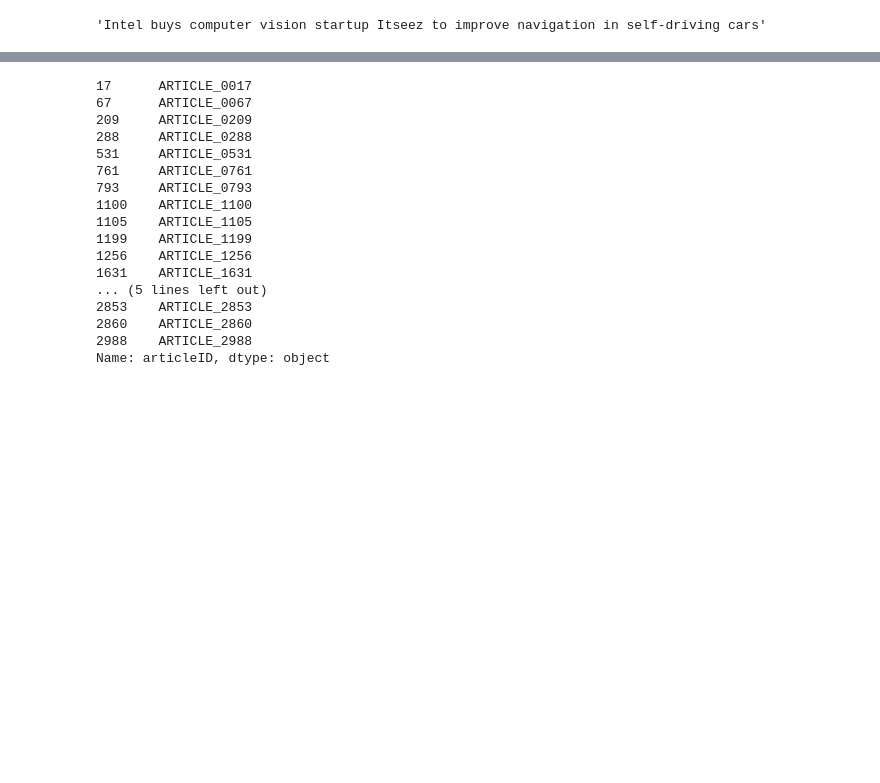
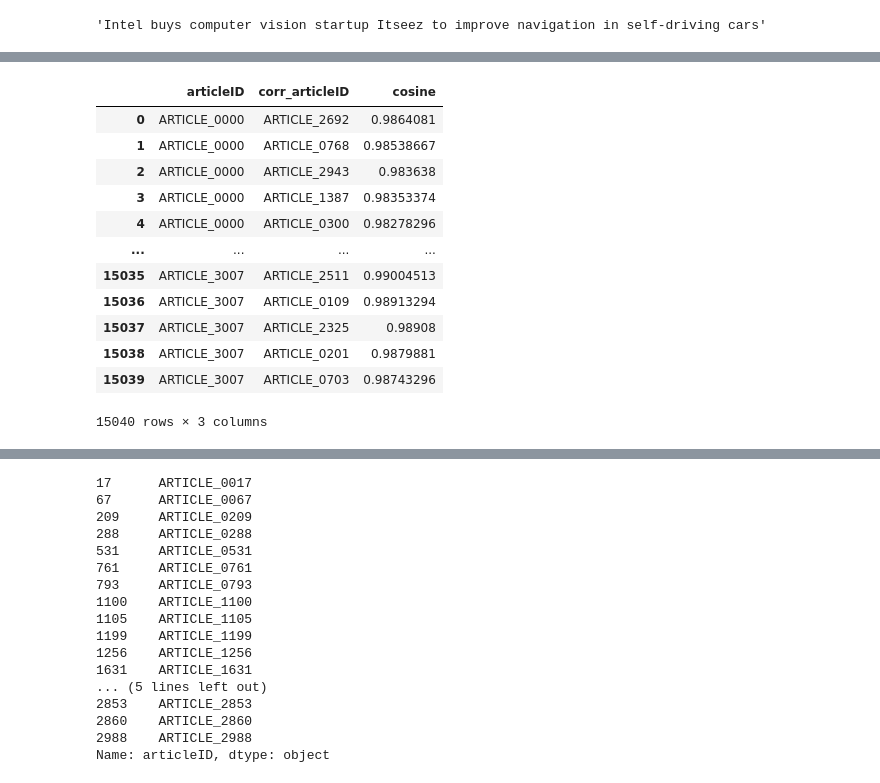
Before and after one commit to jjh0987/MyProject, a Jupyter notebook: pythonProject/dacon/article-reco/Untitled.ipynb, the cells around one changed output, grey strips where cells are left out. Drawn from its saved outputs; the diff is of its cells as text; code cells hidden in the pictures; blank space fills up the shorter version.

```diff
--- a/pythonProject/dacon/article-reco/Untitled.ipynb
+++ b/pythonProject/dacon/article-reco/Untitled.ipynb
@@ -119,9 +214,7 @@ Some weights of the model checkpoint at huawei-noah/TinyBERT_General_4L_312D wer
 # %%
-l = 0
-r = 10
-target = 'embeded_title'
-# print(article_info[target][l])
-# print(article_info[target][r])
-
-
-cosine_similarity([article_info[target][l]],[article_info[target][r]])
+target = 'embeded_content'
+answer = []
+for j in tqdm(range(len(article_info))):
+    tp = [[cosine_similarity([article_info[target][j]],[article_info[target][i]]).squeeze(),i] for i in range(len(article_info))]
+    tp.sort(reverse=True)
+    answer.extend(tp[1:6])
@@ -129,0 +260,41 @@ array([[0.93891215]], dtype=float32)
+# %%
+target = 'embeded_title'
+answer = []
+for j in tqdm(range(len(article_info))):
+    tp = [[cosine_similarity([article_info[target][j]],[article_info[target][i]]).squeeze(),i] for i in range(len(article_info))]
+    tp.sort(reverse=True)
+    answer.extend(tp[1:6])
+# %%
+art_nums = []
+counter_nums = []
+for i in range(len(article_info)):
+    nums = str(i)
+    tar = 'ARTICLE_'+'0'*(4-len(nums)) + nums
+    for _ in range(5):
+        art_nums.append(tar)
+
+for i in [j[1] for j in answer]:
+    nums = str(i)
+    tar = 'ARTICLE_'+'0'*(4-len(nums)) + nums
+    counter_nums.append(tar)
+
+content_relation = pd.DataFrame()
+content_relation['articleID'] = art_nums
+content_relation['corr_articleID'] = counter_nums
+content_relation['cosine'] = [j[0] for j in answer]
+content_relation.to_csv('./titles_relation.csv')
+content_relation
+# %% [output]
+|  | articleID | corr_articleID | cosine |
+| 0 | ARTICLE_0000 | ARTICLE_2692 | 0.9864081 |
+| 1 | ARTICLE_0000 | ARTICLE_0768 | 0.98538667 |
+| 2 | ARTICLE_0000 | ARTICLE_2943 | 0.983638 |
+| 3 | ARTICLE_0000 | ARTICLE_1387 | 0.98353374 |
+| 4 | ARTICLE_0000 | ARTICLE_0300 | 0.98278296 |
+| ... | ... | ... | ... |
+| 15035 | ARTICLE_3007 | ARTICLE_2511 | 0.99004513 |
+| 15036 | ARTICLE_3007 | ARTICLE_0109 | 0.98913294 |
+| 15037 | ARTICLE_3007 | ARTICLE_2325 | 0.98908 |
+| 15038 | ARTICLE_3007 | ARTICLE_0201 | 0.9879881 |
+| 15039 | ARTICLE_3007 | ARTICLE_0703 | 0.98743296 |
+15040 rows × 3 columns
```
Also changed, not shown: parts of 17 cells of this notebook, 1 other file.
